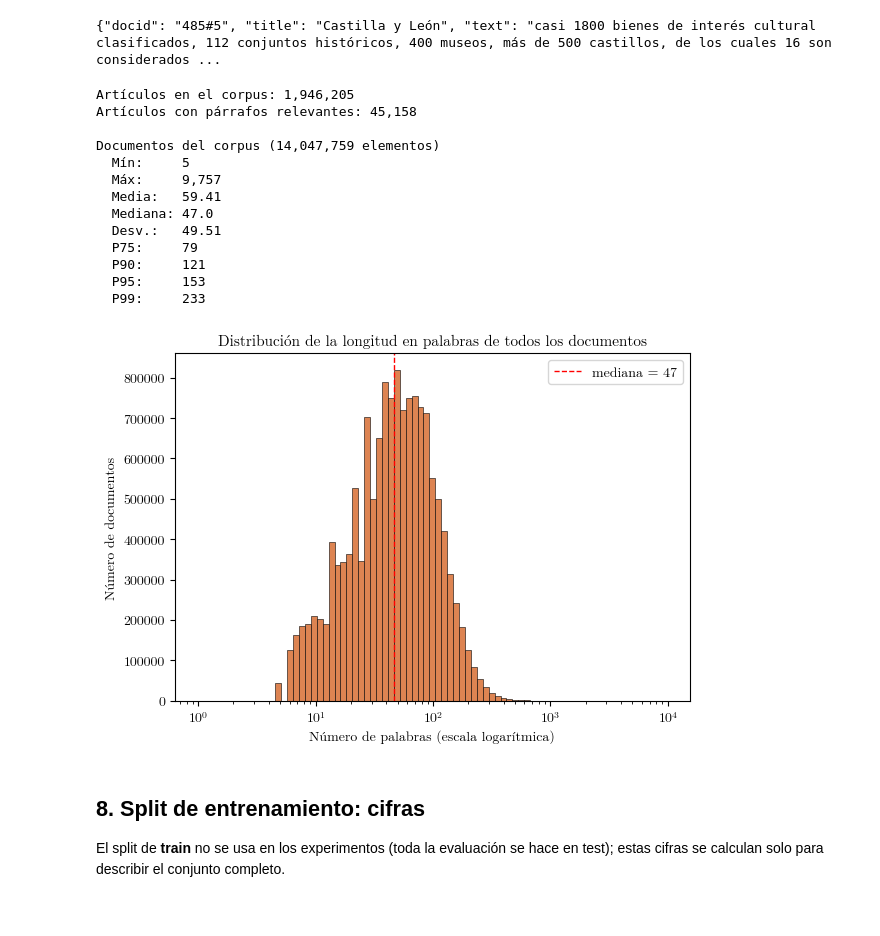
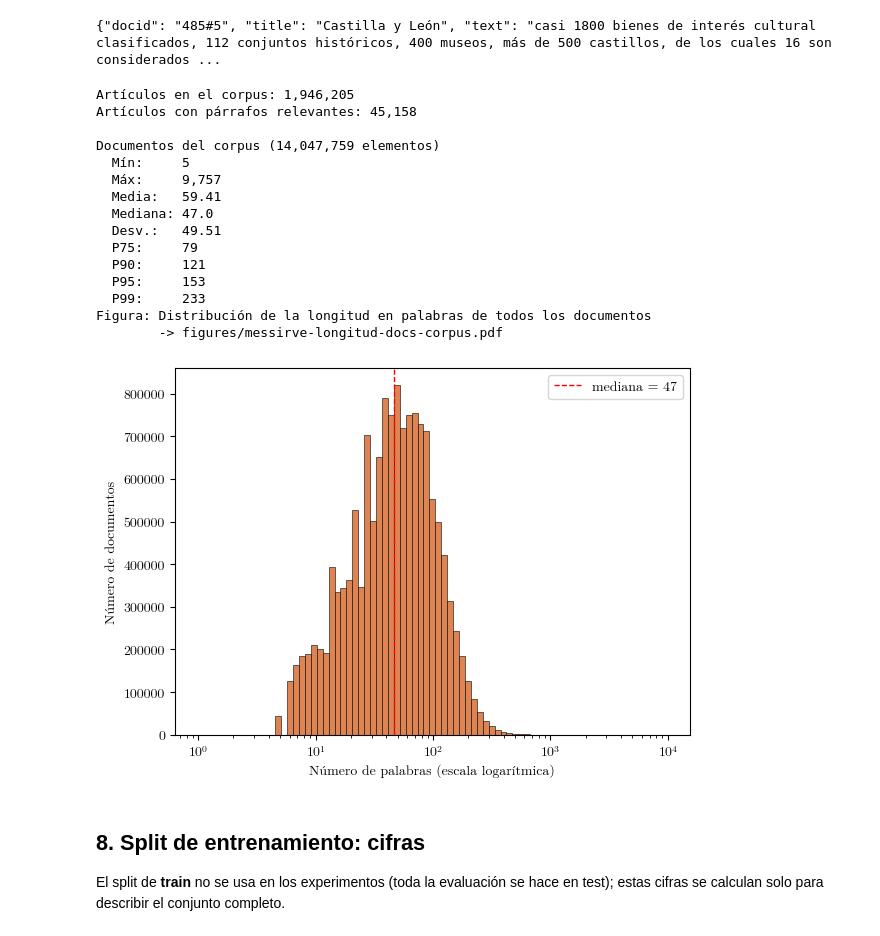
Before and after one commit to esteban-mendoza/ir-spanish, a Jupyter notebook: analysis/distributions.ipynb, the cells around one changed output. Cells and saved outputs as stored; diff of their text form; code cells hidden in the pictures.

```diff
--- a/analysis/distributions.ipynb
+++ b/analysis/distributions.ipynb
@@ -306,35 +317,38 @@ print(f"  Desv.:   {doc_wc.std():.2f}")
 for p in [75, 90, 95, 99]:
     print(f"  P{p}:     {np.percentile(doc_wc, p):.0f}")
 
 # Gráfica (escala logarítmica)
+print("Figura: Distribución de la longitud en palabras de todos los documentos")
+print("        -> figures/messirve-longitud-docs-corpus.pdf")
 fig, ax = plt.subplots(figsize=(FIG_ANCHO, FIG_ALTO))
 ax.hist(doc_wc, bins=np.logspace(0, np.log10(doc_wc.max() + 1), 80),
         color="#DD8452", edgecolor="black", linewidth=0.4)
 ax.set_xscale("log")
 ax.set_xlabel("Número de palabras (escala logarítmica)")
 ax.set_ylabel("Número de documentos")
-ax.set_title("Distribución de la longitud en palabras de todos los documentos")
 ax.axvline(np.median(doc_wc), color="red", ls="--", lw=1,
            label=f"mediana = {np.median(doc_wc):.0f}")
 ax.legend()
 plt.tight_layout()
 fig.savefig(FIG / "messirve-longitud-docs-corpus.pdf", bbox_inches="tight")
 plt.show()
 # %% [output]
 Artículos en el corpus: 1,946,205
 Artículos con párrafos relevantes: 45,158
 
 Documentos del corpus (14,047,759 elementos)
   Mín:     5
   Máx:     9,757
   Media:   59.41
   Mediana: 47.0
   Desv.:   49.51
   P75:     79
   P90:     121
   P95:     153
   P99:     233
+Figura: Distribución de la longitud en palabras de todos los documentos
+        -> figures/messirve-longitud-docs-corpus.pdf
-[figure, old version]
+[figure, new version]
 # %% [markdown]
 ## 8. Split de entrenamiento: cifras
 
```
Also changed, not shown: parts of 7 cells of this notebook, 8 other files.
